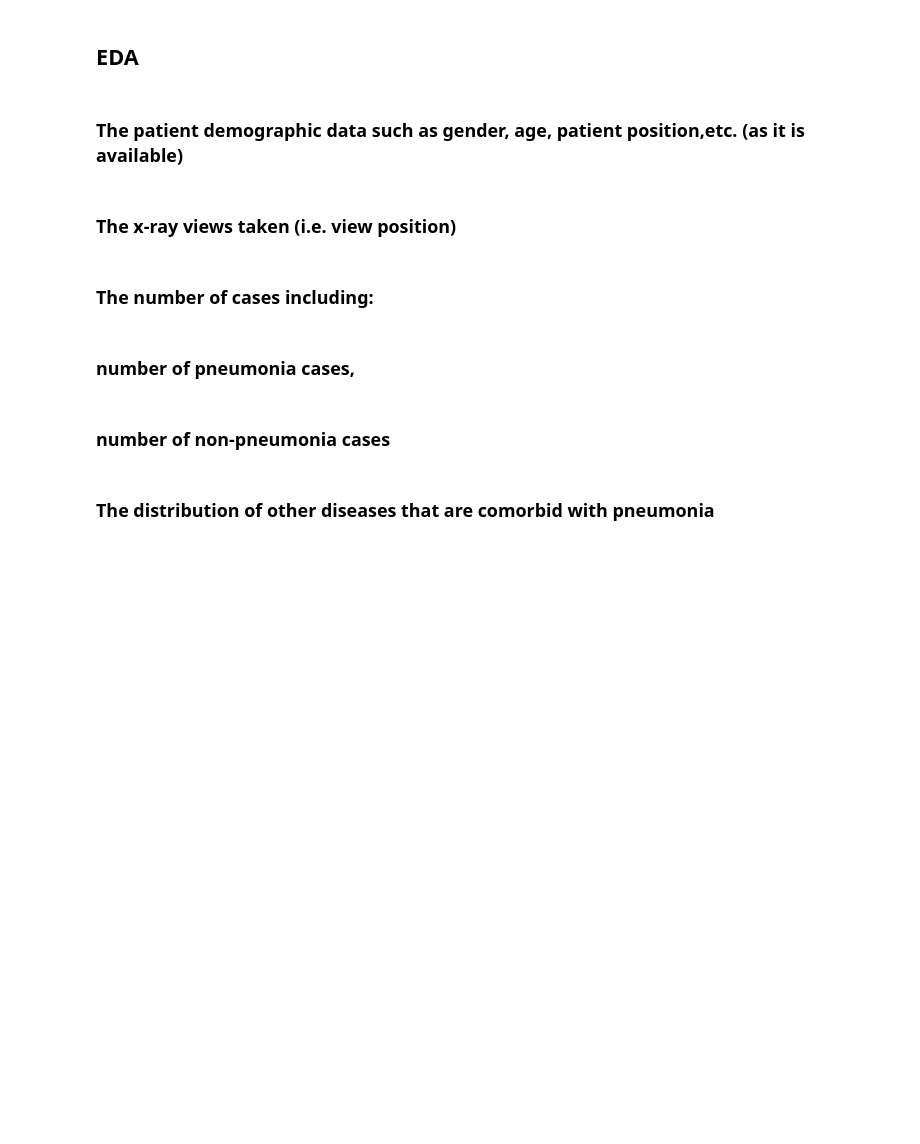
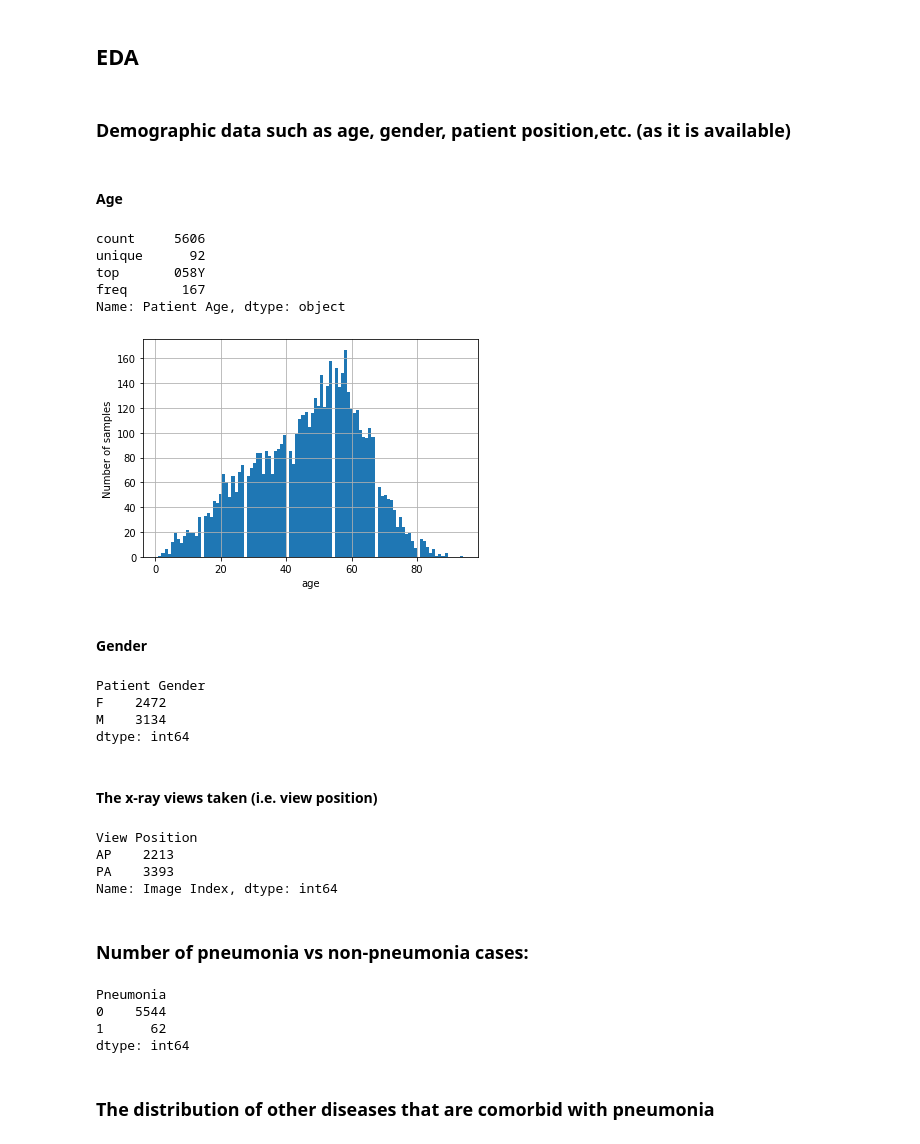
Before and after one commit to maurodsantos/AIHCND_C2_Starter, a Jupyter notebook: EDA.ipynb, the cells around one changed output. Saved outputs shown, nothing was run; the diff lists cells and outputs as text; code cells hidden in the pictures; blank space fills up the shorter version.

```diff
--- a/EDA.ipynb
+++ b/EDA.ipynb
@@ -13,9 +13,10 @@ import cv2
 # %%
 ## Below is some helper code to read all of your full image filepaths into a dataframe for easier manipulation
 
-all_xray_df = pd.read_csv('/data/Data_Entry_2017.csv')
-all_xray_df.sample(3)
+# all_xray_df = pd.read_csv('/data/Data_Entry_2017.csv')
+# all_xray_df.sample(3)
+df = pd.read_csv('data/sample_labels.csv')
 
-data_sample = pd.read_csv('sample_labels.csv')
-date_sample.sample(3)
+df['age']=pd.to_numeric(df['Patient Age'].str[0:-1],errors='coerce')
+df.sample(3)
 # %% [output]
@@ -30,15 +34,71 @@ Note that this NIH dataset was not specifically acquired for pneumonia. So, whil
 Also, **describe your findings and how will you set up the model training based on the findings.**
 # %% [markdown]
 ## EDA
+# %%
+disease_labels = np.unique(list(chain(*df['Finding Labels'].map(lambda x: x.split('|')).tolist())))
+#disease_labels = [x for x in all_labels if len(x)>0]
+#print(disease_labels)
+for label in disease_labels:
+#     if len(label)>1: # leave out empty labels
+    df[label] = df['Finding Labels'].map(lambda x: 1 if label in x else 0)
 # %% [markdown]
-### The patient demographic data such as gender, age, patient position,etc. (as it is available)
+### Demographic data such as age, gender, patient position,etc. (as it is available)
+# %% [markdown]
+#### Age
+# %%
+# Age distribution of all patients
+
+def convert(x):
+    '''assume that the first number is incorrect for ages above 110'''
+    age_str, age = x['Patient Age'],x['age']
+    age_aux=age
+    if age_aux>110:
+        age_aux=int(age_str[1:-1])
+
+    return age_aux
+
+# convert ages above 110 to lower ages by assuming and non-random consisting error in the data-collection process.
+df.age=df[['Patient Age','age']].apply(lambda x: convert(x),axis=1)
+
+df['age'].hist(bins=100)
+plt.ylabel('Number of samples')
+plt.xlabel('age')
+df['Patient Age'].describe()
+
+# df[['Patient Age','age']].sort_values(by=['age'])
+# %% [output]
+count     5606
+unique      92
+top       058Y
+freq       167
+Name: Patient Age, dtype: object
+[figure, added]
+# %% [markdown]
+#### Gender
+# %%
+df.groupby(['Patient Gender']).size()
+# %% [output]
+Patient Gender
+F    2472
+M    3134
+dtype: int64
 # %% [markdown]
-### The x-ray views taken (i.e. view position)
+#### The x-ray views taken (i.e. view position)
-# %% [markdown]
-### The number of cases including:
+# %%
+df.groupby(['View Position'])['Image Index'].count()
+# %% [output]
+View Position
+AP    2213
+PA    3393
+Name: Image Index, dtype: int64
 # %% [markdown]
-### number of pneumonia cases,
+### Number of pneumonia vs non-pneumonia cases:
-# %% [markdown]
-### number of non-pneumonia cases
+# %%
+df.groupby(['Pneumonia']).size()
+# %% [output]
+Pneumonia
+0    5544
+1      62
+dtype: int64
 # %% [markdown]
 ### The distribution of other diseases that are comorbid with pneumonia
```
Also changed, not shown: parts of 5 cells of this notebook, 2 other files.
